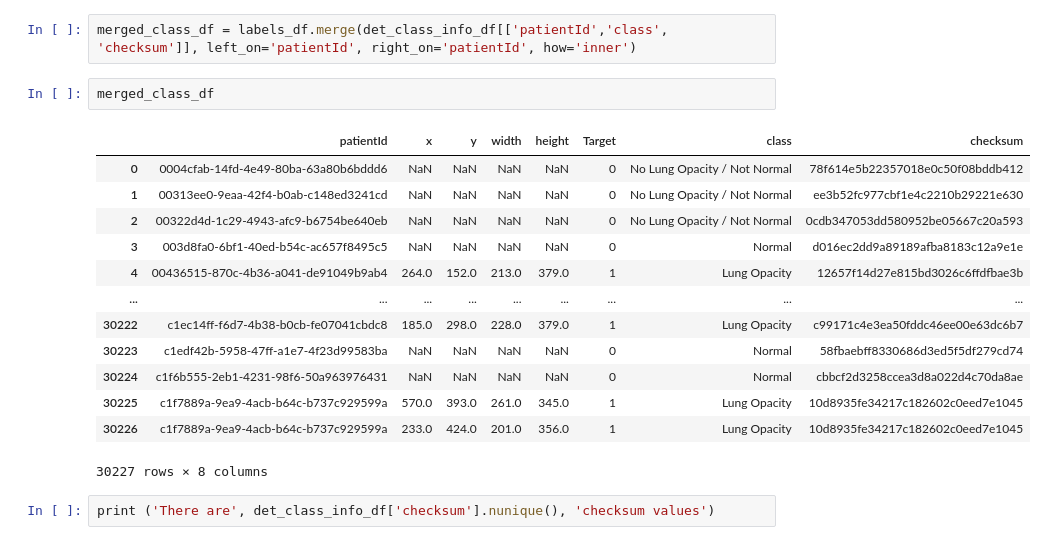
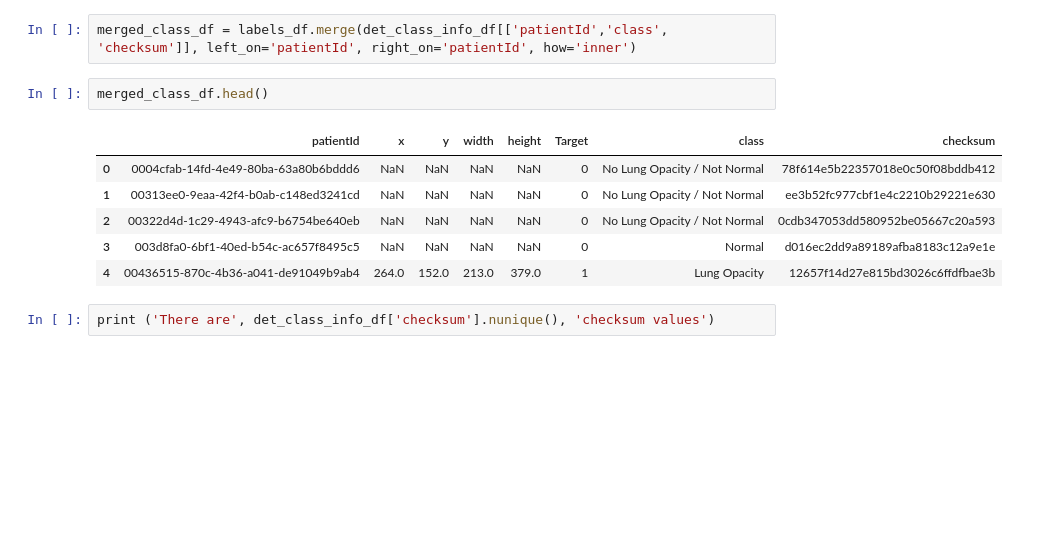
Before and after one commit to amenaria/Capstone-Project-aiml, a Jupyter notebook: Capstone_Project_Computer_Vision_Pneumonia_Detection_Challenge_Shekhar.ipynb, the cells around one changed output. Cells and saved outputs as stored; diff of their text form; blank space fills up the shorter version.

```diff
--- a/Capstone_Project_Computer_Vision_Pneumonia_Detection_Challenge_Shekhar.ipynb
+++ b/Capstone_Project_Computer_Vision_Pneumonia_Detection_Challenge_Shekhar.ipynb
@@ -194,21 +181,14 @@ def parse_dataset(dicom_dir, anns):
 # %%
 merged_class_df = labels_df.merge(det_class_info_df[['patientId','class', 'checksum']], left_on='patientId', right_on='patientId', how='inner')
 # %%
-merged_class_df
+merged_class_df.head()
 # %% [output]
 |  | patientId | x | y | width | height | Target | class | checksum |
 | 0 | 0004cfab-14fd-4e49-80ba-63a80b6bddd6 | NaN | NaN | NaN | NaN | 0 | No Lung Opacity / Not Normal | 78f614e5b22357018e0c50f08bddb412 |
 | 1 | 00313ee0-9eaa-42f4-b0ab-c148ed3241cd | NaN | NaN | NaN | NaN | 0 | No Lung Opacity / Not Normal | ee3b52fc977cbf1e4c2210b29221e630 |
 | 2 | 00322d4d-1c29-4943-afc9-b6754be640eb | NaN | NaN | NaN | NaN | 0 | No Lung Opacity / Not Normal | 0cdb347053dd580952be05667c20a593 |
 | 3 | 003d8fa0-6bf1-40ed-b54c-ac657f8495c5 | NaN | NaN | NaN | NaN | 0 | Normal | d016ec2dd9a89189afba8183c12a9e1e |
 | 4 | 00436515-870c-4b36-a041-de91049b9ab4 | 264.0 | 152.0 | 213.0 | 379.0 | 1 | Lung Opacity | 12657f14d27e815bd3026c6ffdfbae3b |
-| ... | ... | ... | ... | ... | ... | ... | ... | ... |
-| 30222 | c1ec14ff-f6d7-4b38-b0cb-fe07041cbdc8 | 185.0 | 298.0 | 228.0 | 379.0 | 1 | Lung Opacity | c99171c4e3ea50fddc46ee00e63dc6b7 |
-| 30223 | c1edf42b-5958-47ff-a1e7-4f23d99583ba | NaN | NaN | NaN | NaN | 0 | Normal | 58fbaebff8330686d3ed5f5df279cd74 |
-| 30224 | c1f6b555-2eb1-4231-98f6-50a963976431 | NaN | NaN | NaN | NaN | 0 | Normal | cbbcf2d3258ccea3d8a022d4c70da8ae |
-| 30225 | c1f7889a-9ea9-4acb-b64c-b737c929599a | 570.0 | 393.0 | 261.0 | 345.0 | 1 | Lung Opacity | 10d8935fe34217c182602c0eed7e1045 |
-| 30226 | c1f7889a-9ea9-4acb-b64c-b737c929599a | 233.0 | 424.0 | 201.0 | 356.0 | 1 | Lung Opacity | 10d8935fe34217c182602c0eed7e1045 |
-30227 rows × 8 columns
 # %%
 print ('There are', det_class_info_df['checksum'].nunique(), 'checksum values')
 # %% [output]
```
Also changed, not shown: parts of 49 cells of this notebook, 1 other file.
